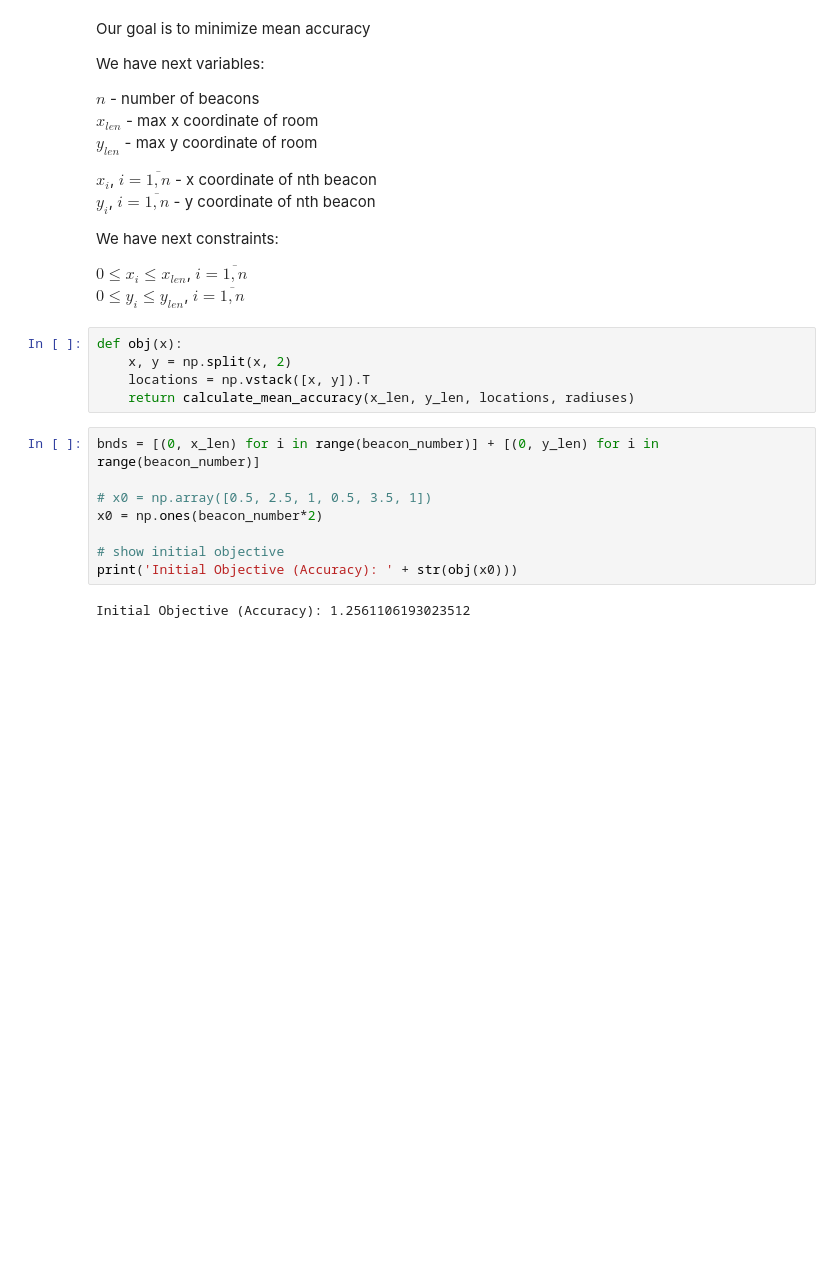
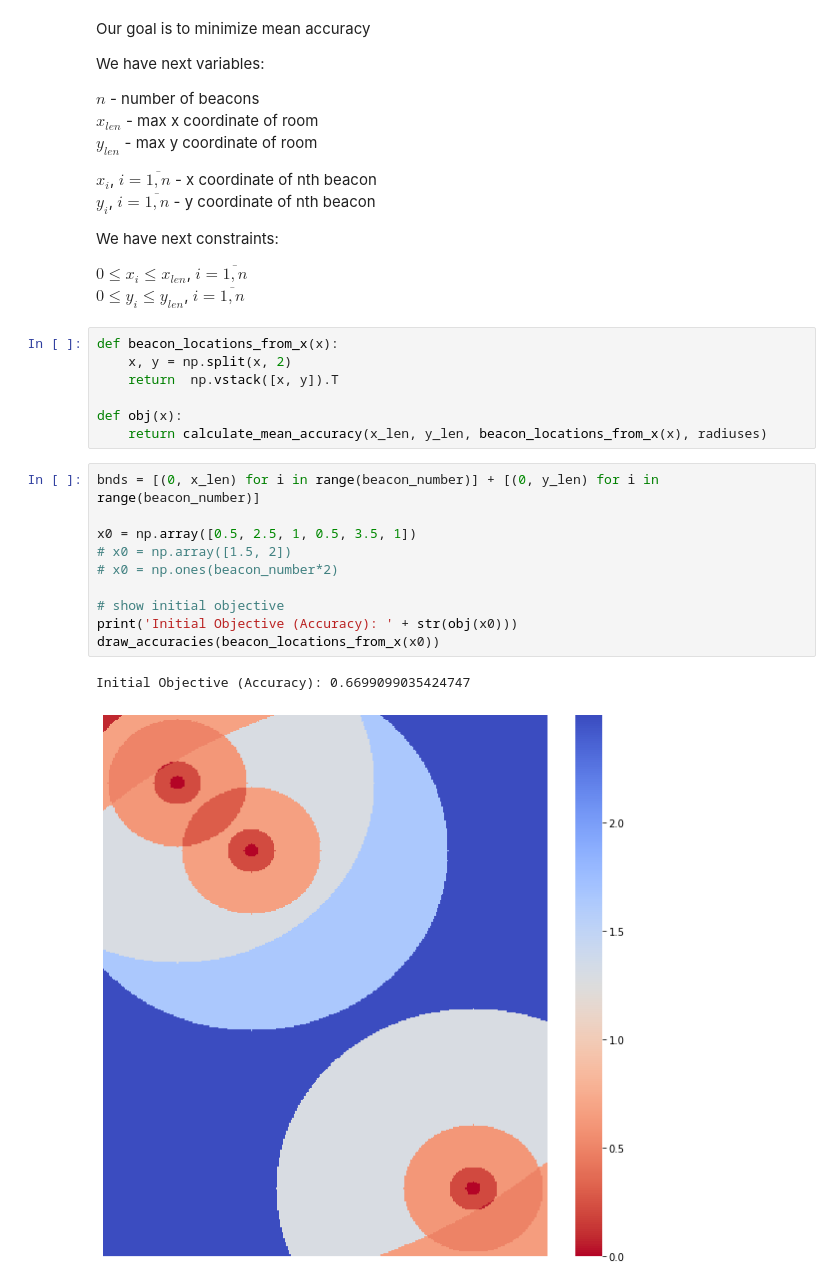
Before and after one commit to Midren/Localization, a Jupyter notebook: notebooks/beacon_location_optimization.ipynb, the cells around one changed output. Drawn from its saved outputs; the diff is of its cells as text; blank space fills up the shorter version.

```diff
--- a/notebooks/beacon_location_optimization.ipynb
+++ b/notebooks/beacon_location_optimization.ipynb
@@ -37,20 +41,25 @@ We have next constraints:
 $ 0 \leq x_i \leq x_{len}$, $i = \overline{1,n} $
 $ 0 \leq y_i \leq y_{len}$, $i = \overline{1,n} $
 # %%
+def beacon_locations_from_x(x):
+    x, y = np.split(x, 2)
+    return  np.vstack([x, y]).T
+
 def obj(x):
-    x, y = np.split(x, 2)
-    locations = np.vstack([x, y]).T
-    return calculate_mean_accuracy(x_len, y_len, locations, radiuses)
+    return calculate_mean_accuracy(x_len, y_len, beacon_locations_from_x(x), radiuses)
 # %%
 bnds = [(0, x_len) for i in range(beacon_number)] + [(0, y_len) for i in range(beacon_number)]
 
-# x0 = np.array([0.5, 2.5, 1, 0.5, 3.5, 1])
-x0 = np.ones(beacon_number*2)
+x0 = np.array([0.5, 2.5, 1, 0.5, 3.5, 1])
+# x0 = np.array([1.5, 2])
+# x0 = np.ones(beacon_number*2)
 
 # show initial objective
 print('Initial Objective (Accuracy): ' + str(obj(x0)))
+draw_accuracies(beacon_locations_from_x(x0))
 # %% [output]
-Initial Objective (Accuracy): 1.2561106193023512
+Initial Objective (Accuracy): 0.6699099035424747
+[figure, added]
 # %%
 solution = minimize(obj, x0, method='SLSQP', bounds=bnds, tol=0.01, options={"maxiter":1000, 'disp': True})
 # %% [output]
```
Also changed, not shown: parts of 6 cells of this notebook, 1 other file.
